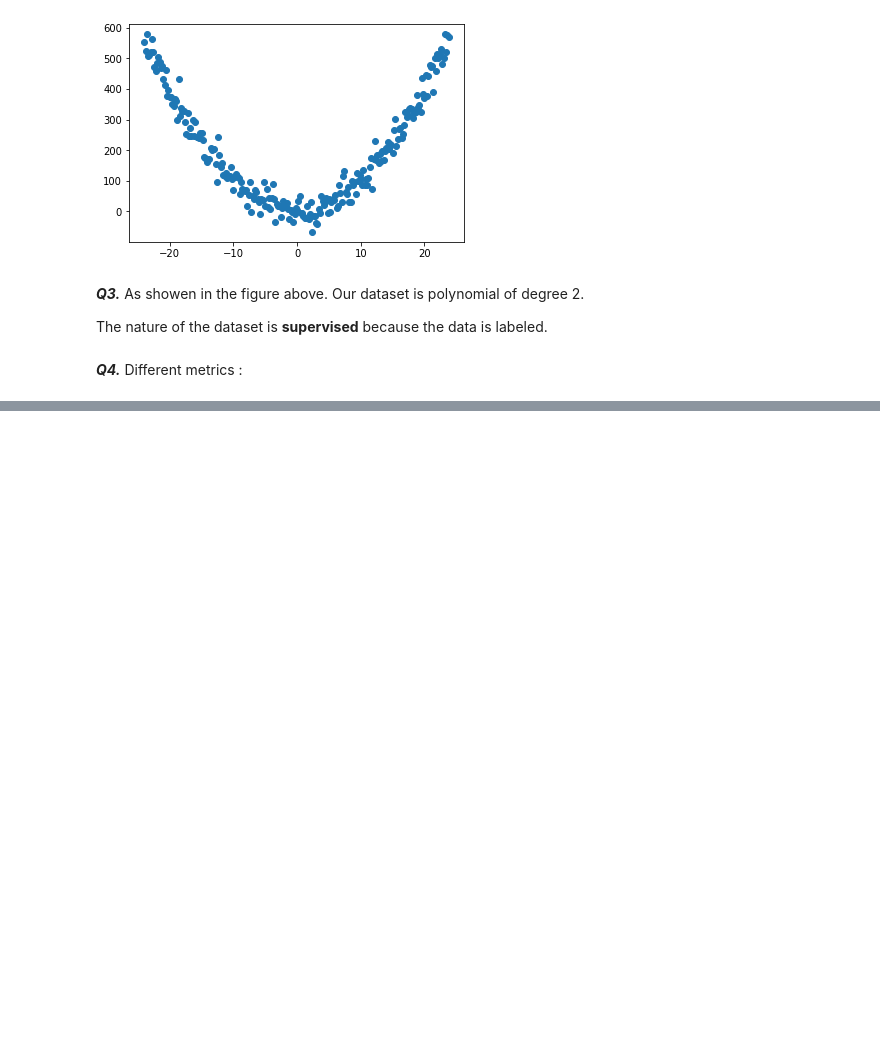
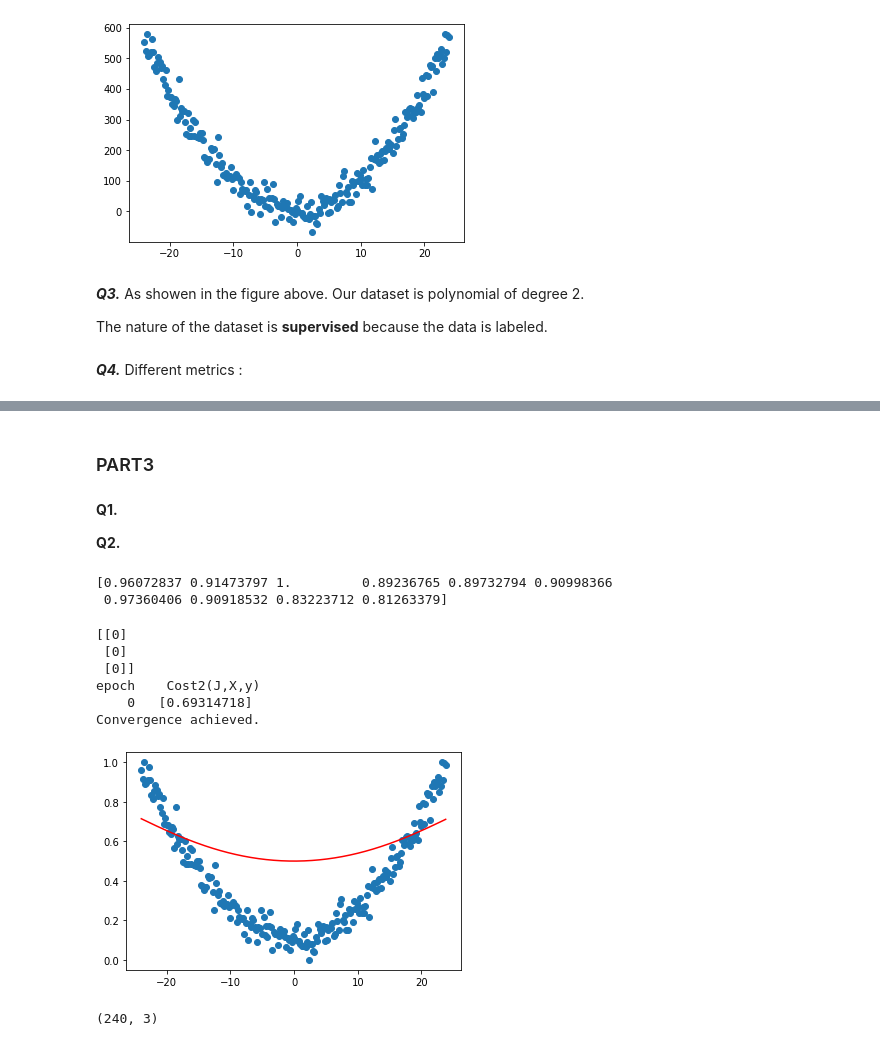
Before and after one commit to AAyyoouubb/TP_ML, a Jupyter notebook: FIRE/Project_Regression.ipynb, the cells around one changed output, grey strips where cells are left out. Cells and saved outputs as stored; diff of their text form; code cells hidden in the pictures; blank space fills up the shorter version.

```diff
--- a/FIRE/Project_Regression.ipynb
+++ b/FIRE/Project_Regression.ipynb
@@ -277,0 +322,72 @@ The nature of the dataset is **supervised** because the data is labeled.
+# %% [markdown]
+### PART3
+# %% [markdown]
+**Q1.**
+
+**Q2.**
+# %%
+ynorm = y.copy()
+maxy = np.max(y)
+miny = np.min(y)
+ynorm = (y-miny)/(maxy - miny)
+print(ynorm[:10,0])
+# %% [output]
+[0.96072837 0.91473797 1.         0.89236765 0.89732794 0.90998366
+ 0.97360406 0.90918532 0.83223712 0.81263379]
+# %%
+def sigmoid(z): return 1 / (1 + np.e**(-z))
+m = data.shape[0]
+
+# calculate gradient
+def grad2(theta,X,y):
+    y_hat = sigmoid(dot(X, theta))
+    dJ = 1/m*np.sum((y_hat-y)*X,axis=0).reshape(-1,1)
+    return dJ
+def cost2(theta,X, y):
+    z = dot(X, theta)
+    predict_1 = y * log(sigmoid(z))
+    predict_0 = (1 - y) * log(1 - sigmoid(z))
+    return -sum(predict_1 + predict_0) / len(X)
+
+def LR(X,y,learning_rate = 0.001,epochs=1000,TOL=1e-7,use_armijo = False):
+    theta = np.array([[0]]*X.shape[1])
+    print(theta)
+    theta_history = [theta]
+    J_history = [cost2(theta,X,y)]
+
+    thetanew = theta
+    print(f'epoch \t Cost2(J,X,y) \t')
+    for epoch in range(epochs):
+        if epoch%100 == 0:
+            print(f'{epoch:5d}\t{J_history[-1]}\t')
+        dJ = grad2(theta,X,y)
+        J = cost2(theta,X,y)
+        if use_armijo:learning_rate= armijo(X,y,theta,grad2,cost2)
+        thetanew = theta - learning_rate*dJ
+        theta_history.append(thetanew)
+        J_history.append(J)
+
+        if np.sum((thetanew - theta)**2) < TOL:
+            print('Convergence achieved.')
+            break
+        theta = thetanew
+
+    return thetanew,theta_history,J_history
+# %%
+theta,theta_history,J_history = LR(X,ynorm,use_armijo=1)
+plt.scatter(x, ynorm)
+Y_pred = sigmoid( X.dot(theta))
+plt.plot(x,Y_pred, color="red") # predicted
+plt.show()
+# %% [output]
+[[0]
+ [0]
+ [0]]
+epoch    Cost2(J,X,y)
+    0   [0.69314718]
+Convergence achieved.
+[figure, added]
+# %%
+print(X.shape)
+# %% [output]
+(240, 3)
```
Also changed, not shown: parts of 15 cells of this notebook.
